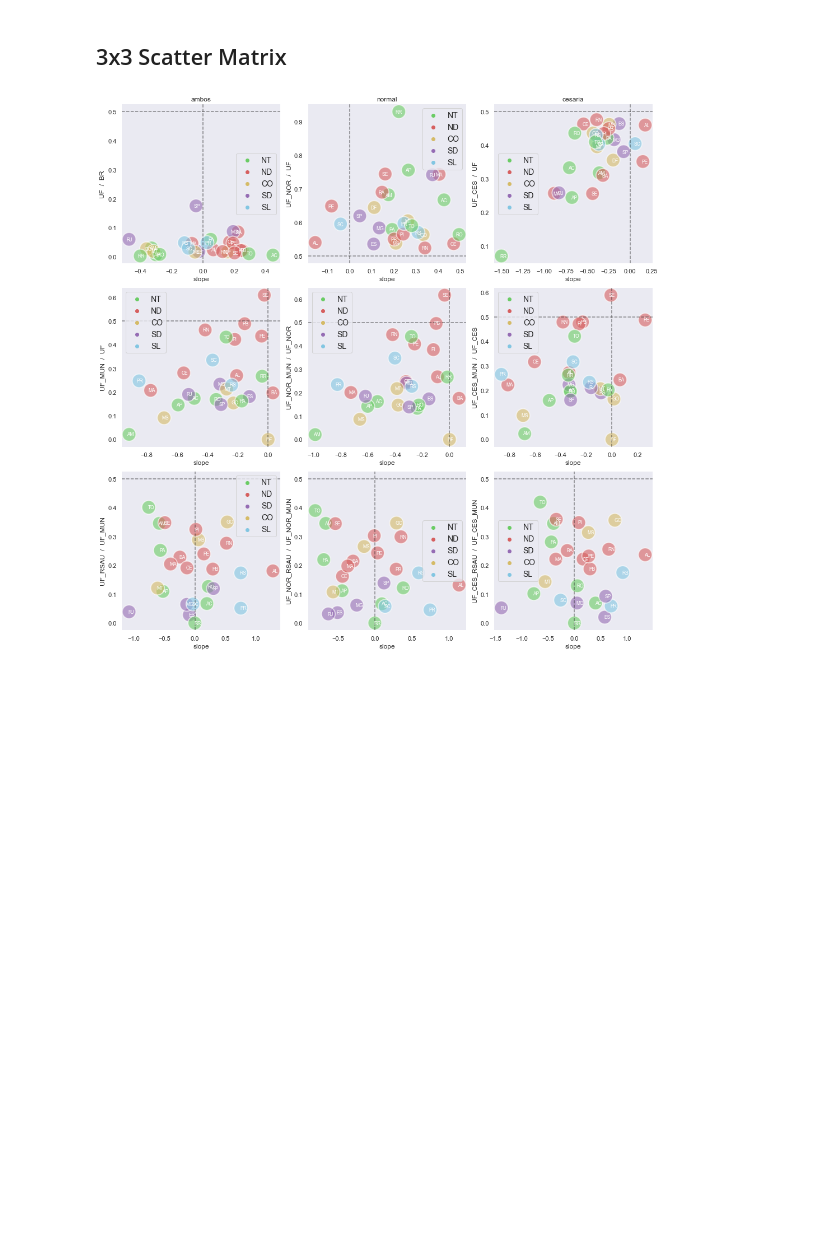
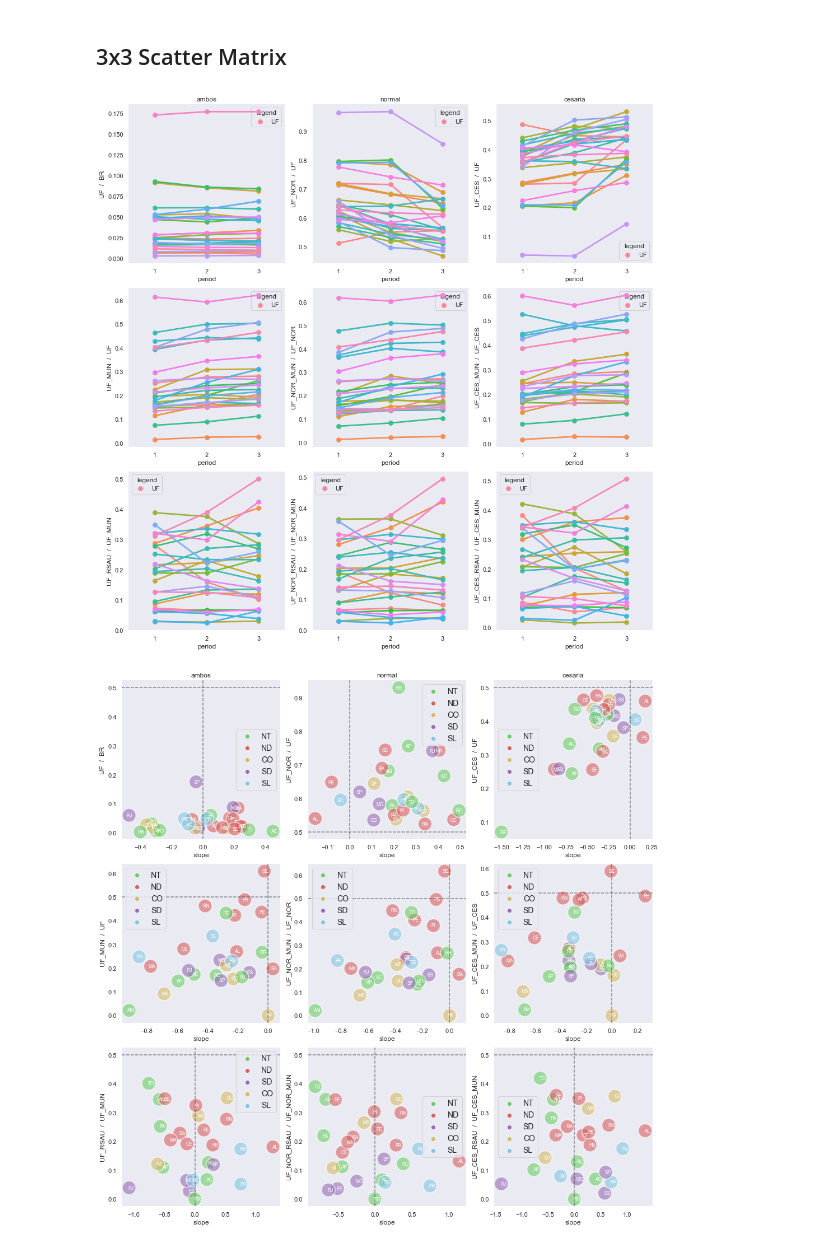
Before and after one commit to lucaslopes/gestantes, a Jupyter notebook: notebook.ipynb, the cells around one changed output. Saved outputs shown, nothing was run; the diff lists cells and outputs as text; code cells hidden in the pictures; blank space fills up the shorter version.

Commit message:
Show line plots of States before of scatter plots

```diff
--- a/notebook.ipynb
+++ b/notebook.ipynb
@@ -11,3 +8,15 @@ ys = [
 	['UF_MUN  /  UF', 'UF_NOR_MUN  /  UF_NOR', 'UF_CES_MUN  /  UF_CES'],
 	['UF_RSAU  /  UF_MUN', 'UF_NOR_RSAU  /  UF_NOR_MUN', 'UF_CES_RSAU  /  UF_CES_MUN'],
 ]
+
+data = data_load.load_files_to_dict(
+	data_info.get_files_path(
+		config.PATH_DATA+'/UF_ano'))
+
+for fname, df in data.items():
+  df = data_info.group_years_by_period(df)
+  data[fname] = df
+
+m = data_info.dict_data_to_matrix(data)
+fraction_matrix = data_info.matrix_fraction(m)
+info_matrix = data_info.matrix_info_lines(fraction_matrix)
@@ -22 +23,5 @@ for fname, df in data.items():
+# %%
+data_plot.plot_lines(info_matrix, ys)
+# %% [output]
+[figure, added]
 # %%
```
Also changed, not shown: parts of 4 cells of this notebook, 2 other files.
